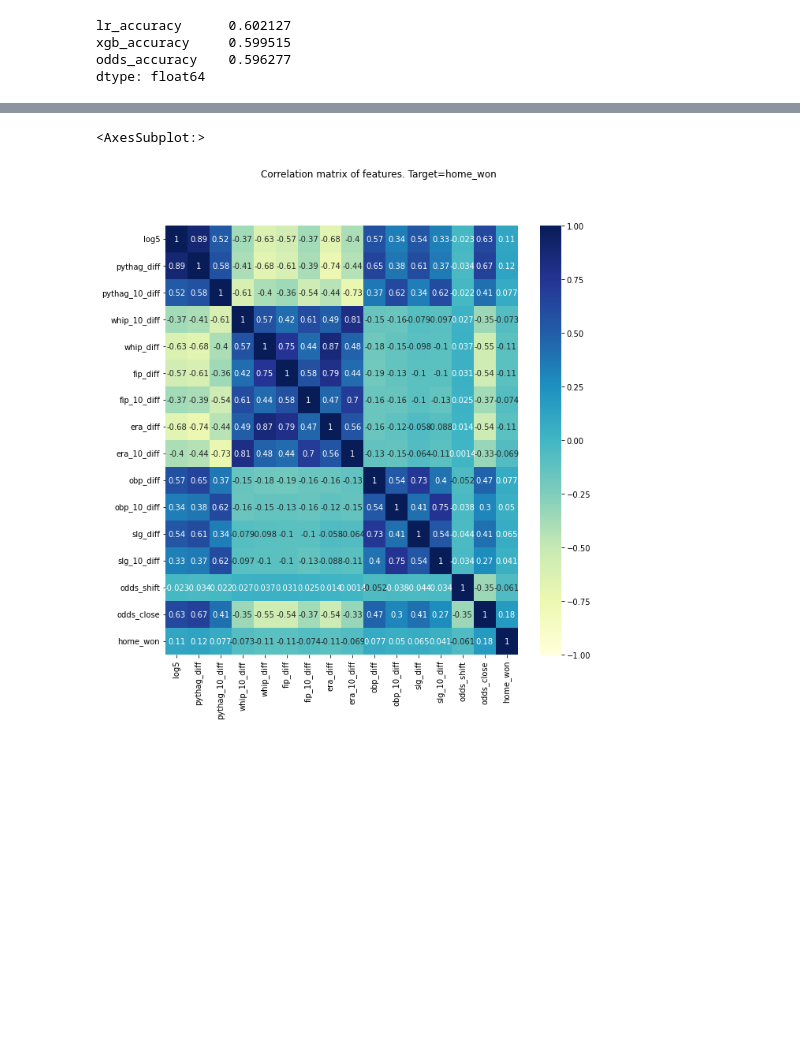
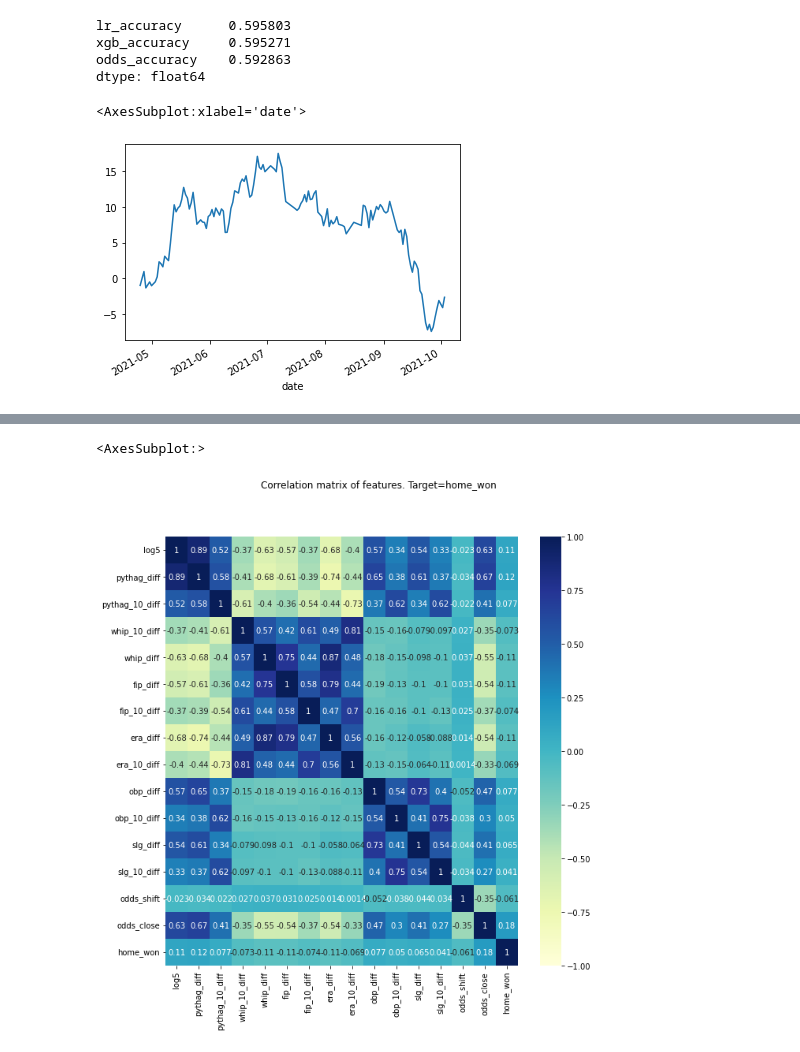
Before and after one commit to matthewpark319/baseball, a Jupyter notebook: baseball_model.ipynb, the cells around one changed output, grey strips where cells are left out. Cells and saved outputs as stored; diff of their text form; code cells hidden in the pictures; blank space fills up the shorter version.

```diff
--- a/baseball_model.ipynb
+++ b/baseball_model.ipynb
@@ -216,13 +221,13 @@ features = games[features_list]
 features = (features - features.mean()) / features.std()
 
 results = []
-for year in range(2018, games['year'].max() + 1):
+for year in range(2017, games['year'].max() + 1):
     i_train = (games['year'] < year) & (games['home_game_num'] > 53)
     model.fit(games.loc[i_train, features_list], games.loc[i_train, 'home_won'])
     model2.fit(games.loc[i_train, features_list], games.loc[i_train, 'home_won'])
 
     i_test = (games['year'] == year) & (games['home_game_num'] > 20)
-    test = games.loc[i_test, ['home_won', 'home_favorite']]
+    test = games.loc[i_test, ['date', 'home_won', 'home_favorite', 'home_odds_close', 'away_odds_close', 'odds_close']]
     test['pred_lr'] = model.predict_proba(games.loc[i_test, features_list])[:,1] - .5
     test['pred_xgb'] = model2.predict_proba(games.loc[i_test, features_list])[:,1] - .5
 
@@ -231,6 +236,7 @@ for year in range(2018, games['year'].max() + 1):
         pred_col = 'home_favorite' if m == 'odds' else f'pred_{m}'
         result[f'{m}_accuracy'] = accuracy_score(test['home_won'], np.sign(test[pred_col]).replace(-1, 0))
         result[f'{m}_precision'] = precision_score(test['home_won'], np.sign(test[pred_col]).replace(-1, 0))
+        result[f'{m}_specificity'] = precision_score(test['home_won'], np.sign(test[pred_col]).replace(-1, 0), pos_label=0)
         result[f'{m}_recall'] = recall_score(test['home_won'], np.sign(test[pred_col]).replace(-1, 0))
         result[f'{m}_f1'] = f1_score(test['home_won'], np.sign(test[pred_col]).replace(-1, 0))
 
@@ -239,7 +245,19 @@ for year in range(2018, games['year'].max() + 1):
 res = pd.DataFrame(results).set_index('year')
 res[[col for col in res.columns if 'accuracy' in col]].mean()
 # %% [output]
-lr_accuracy      0.602127
-xgb_accuracy     0.599515
-odds_accuracy    0.596277
+lr_accuracy      0.595803
+xgb_accuracy     0.595271
+odds_accuracy    0.592863
 dtype: float64
+# %%
+pred = 'pred_lr'
+bets = test.loc[(test[pred] + .5 > test['home_odds_close']) & (test[pred] > 0),
+                  ['date', 'home_won', 'home_odds_close', pred]]
+bets['home_won'] = bets['home_won'].replace(0, -1)
+bets['winnings'] = bets.apply(
+    lambda bet: -dollar_per_game if bet['home_won'] == -1 else (1 / bet['home_odds_close']) * (1 - bet['home_odds_close']),
+axis='columns')
+bets.groupby('date').winnings.sum().cumsum().plot()
+# %% [output]
+<AxesSubplot:xlabel='date'>
+[figure, added]
```
Also changed, not shown: parts of 8 cells of this notebook.
